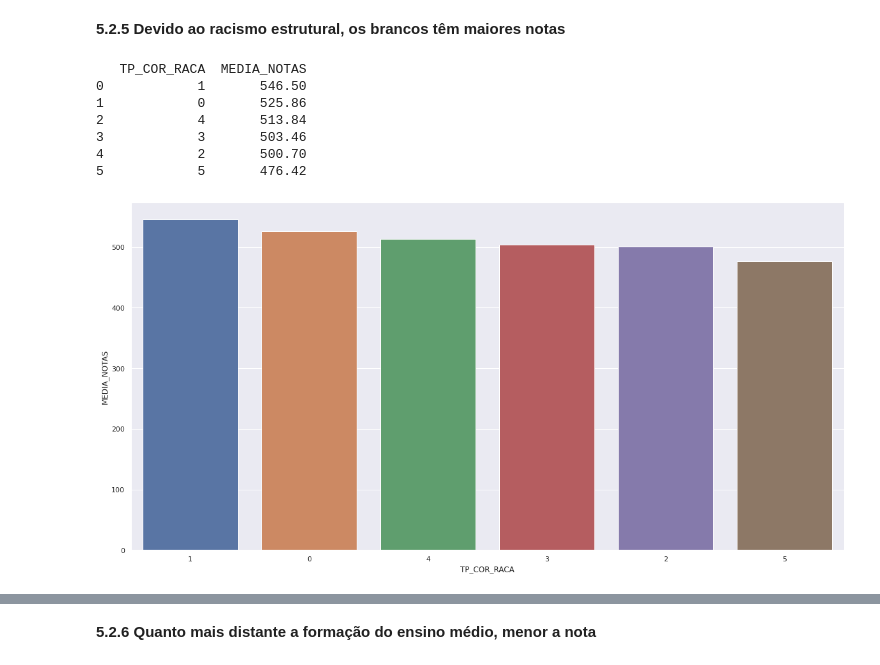
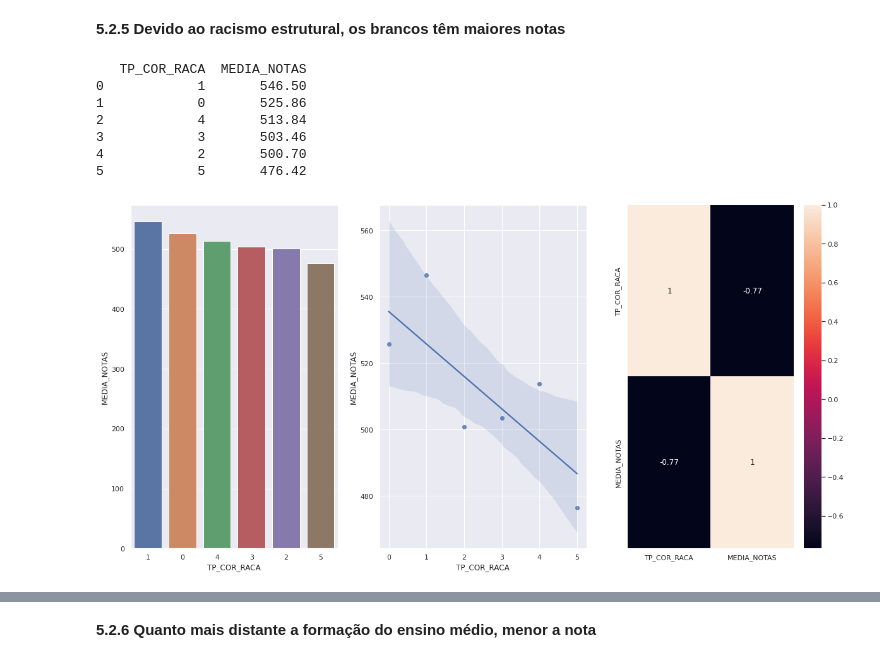
Before and after one commit to alexhenriquepineda/Previsao-Notas-ENEM, a Jupyter notebook: TCC_v1.ipynb, the cells around one changed output, grey strips where cells are left out. Cells and saved outputs as stored; diff of their text form; code cells hidden in the pictures.

```diff
--- a/TCC_v1.ipynb
+++ b/TCC_v1.ipynb
@@ -388,19 +481,26 @@ ax = sns.barplot(x='TP_SEXO', y='MEDIA_NOTAS', data=aux);
 # %%
 aux = df3[['TP_COR_RACA', 'MEDIA_NOTAS']].groupby('TP_COR_RACA').median().sort_values('MEDIA_NOTAS', ascending=False).reset_index()
 print(aux)
-ax = sns.barplot(x='TP_COR_RACA', y='MEDIA_NOTAS', data=aux, order=aux['TP_COR_RACA']);
+plt.subplot(1, 3, 1)
+sns.barplot(x='TP_COR_RACA', y='MEDIA_NOTAS', data=aux, order=aux['TP_COR_RACA']);
 # 0 = NÃO DECLARADO
 # 1 = BRANCA
 # 2 = PRETA
 # 3 = PARDA
 # 4 = AMARELA
 # 5 = INDÍGENA
+
+plt.subplot(1, 3, 2)
+sns.regplot(x='TP_COR_RACA', y='MEDIA_NOTAS', data=aux);
+
+plt.subplot(1, 3, 3)
+sns.heatmap(aux.corr(method='pearson'), annot=True);
 # %% [output]
    TP_COR_RACA  MEDIA_NOTAS
 0            1       546.50
 1            0       525.86
 2            4       513.84
 3            3       503.46
 4            2       500.70
 5            5       476.42
-[figure, old version]
+[figure, new version]
```
Also changed, not shown: parts of 19 cells of this notebook.
